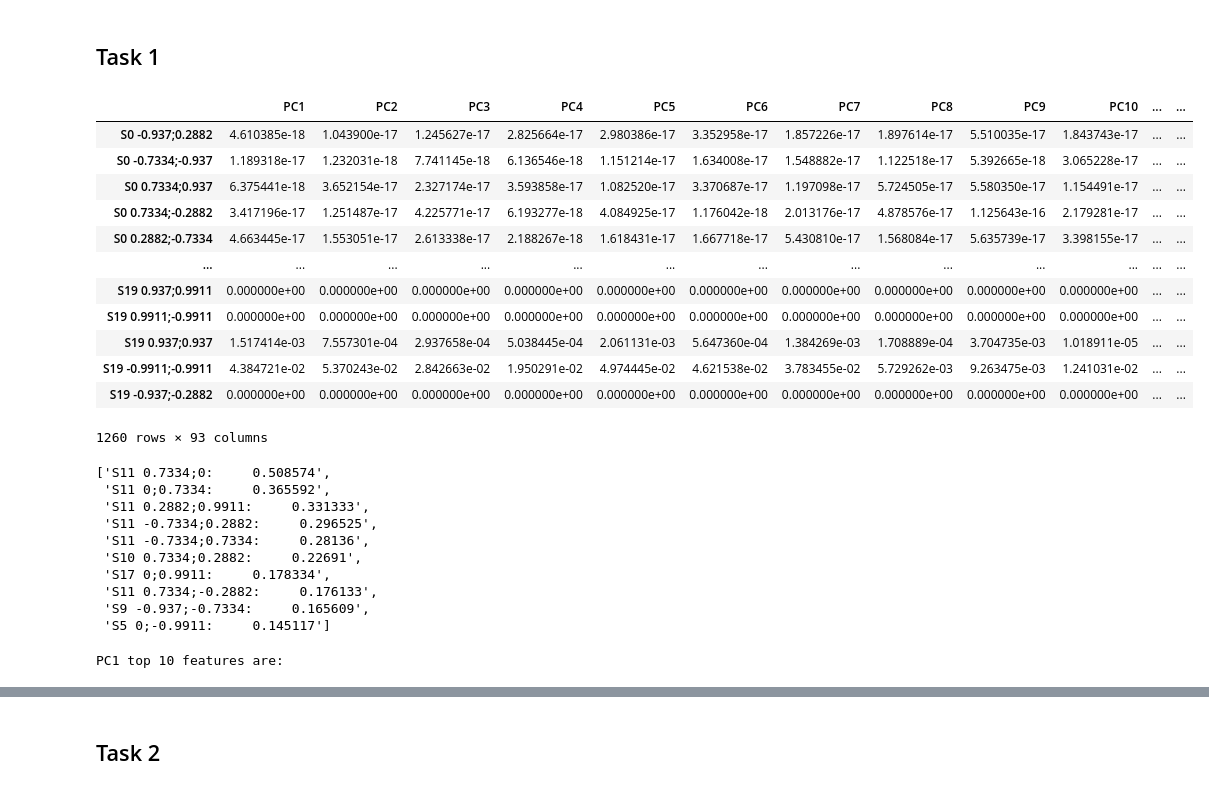
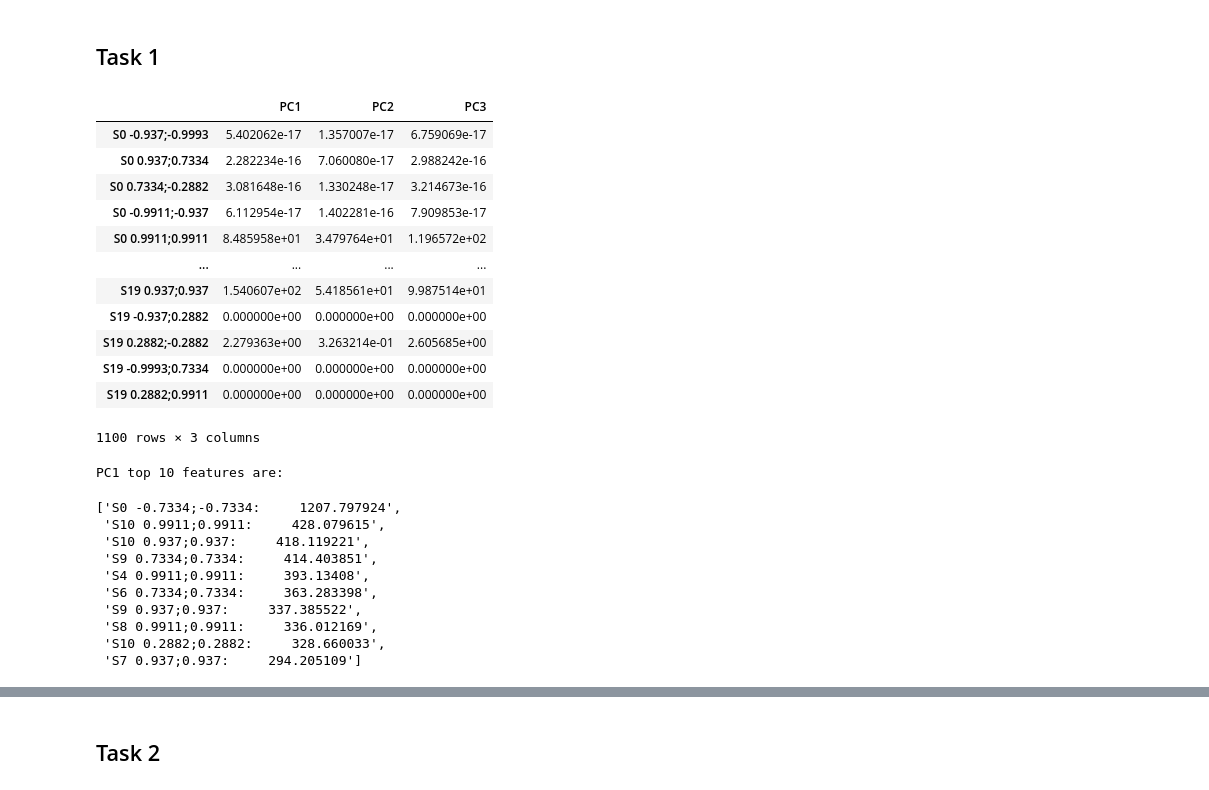
Before and after one commit to Tachimura/Body-Gesture-Analysis, a Jupyter notebook: Project/Parte 2/notebook_parte2.ipynb, the cells around one changed output, grey strips where cells are left out. Saved outputs shown, nothing was run; the diff lists cells and outputs as text; code cells hidden in the pictures.

```diff
--- a/Project/Parte 2/notebook_parte2.ipynb
+++ b/Project/Parte 2/notebook_parte2.ipynb
@@ -125,7 +101,7 @@ input_data_components = 'X-Y-Z-W'
 # %% [markdown]
 Inserire un valore per R (2R è il numero di simboli dell'alfabeto)
 # %%
-input_interval_resolution = '5'
+input_interval_resolution = '6'
 # %%
 data_components = input_data_components.strip().split("-")
 task0_stats["r"] = int(input_interval_resolution.strip())
@@ -155,10 +135,9 @@ Numero parole: 63
 dizionario_gesti_parole = {}
 
 for gesture_file_name in gesture_files:
-    gesture_words_dict = gesture_2_word(gesture_file_name, data_components, alfabeto, path_csv_directory)
+    gesture_words_dict = gesture_2_word(gesture_file_name, data_components, alfabeto, path_csv_directory, task0_stats)
     # Salvo solo le info necessarie relative alle parole (come richiesto nel testo)
     dizionario_parole_gesture = generate_dizionario_parole_from_gesturewordsdict(gesture_words_dict)
-
     dizionario_gesti_parole[gesture_file_name.split(".")[0]] = dizionario_parole_gesture
     # Salvo su file il dizionario completo
     write_word_as_json(gesture_words_dict, gesture_file_name, path_words_directory)
@@ -232,40 +211,46 @@ for index, gesture_file in zip(range(len(t1_gesture_files)), t1_gesture_files):
 # %%
 #t1_metrics_data
 # %%
-input_task1_option = 'PCA'
+input_task1_option = 'LDA'
 # %%
 metrics_pandas = metrics_numpy_2_pandas(t1_metrics_data['data'], alfabeto)
 if input_task1_option == "PCA":
     t1_alg_result, t1_alg_variance = metrics_numpy_2_PCA(metrics_pandas, show_intermediate_data=True)
 elif input_task1_option == "SVD":
     t1_alg_result, t1_alg_variance = metrics_numpy_2_SVD(metrics_pandas, show_intermediate_data=True)
 else:
     t1_alg_result, t1_alg_variance = metrics_numpy_2_LDA(metrics_pandas, t1_metrics_data['labels'], show_intermediate_data=True)
+
+# Preparo i dati x il task 5 di classificazione che sarà fatto dai dati con dimensionalità ridotta generati qua
+t5_data = {
+    'data': t1_alg_result['fitted_alg'],
+    'labels': t1_metrics_data['labels']
+}
 # %% [output]
-|  | PC1 | PC2 | PC3 | PC4 | PC5 | PC6 | PC7 | PC8 | PC9 | PC10 | ... | ... |
-| S0 -0.937;0.2882 | 4.610385e-18 | 1.043900e-17 | 1.245627e-17 | 2.825664e-17 | 2.980386e-17 | 3.352958e-17 | 1.857226e-17 | 1.897614e-17 | 5.510035e-17 | 1.843743e-17 | ... | ... |
-| S0 -0.7334;-0.937 | 1.189318e-17 | 1.232031e-18 | 7.741145e-18 | 6.136546e-18 | 1.151214e-17 | 1.634008e-17 | 1.548882e-17 | 1.122518e-17 | 5.392665e-18 | 3.065228e-17 | ... | ... |
-| S0 0.7334;0.937 | 6.375441e-18 | 3.652154e-17 | 2.327174e-17 | 3.593858e-17 | 1.082520e-17 | 3.370687e-17 | 1.197098e-17 | 5.724505e-17 | 5.580350e-17 | 1.154491e-17 | ... | ... |
-| S0 0.7334;-0.2882 | 3.417196e-17 | 1.251487e-17 | 4.225771e-17 | 6.193277e-18 | 4.084925e-17 | 1.176042e-18 | 2.013176e-17 | 4.878576e-17 | 1.125643e-16 | 2.179281e-17 | ... | ... |
-| S0 0.2882;-0.7334 | 4.663445e-17 | 1.553051e-17 | 2.613338e-17 | 2.188267e-18 | 1.618431e-17 | 1.667718e-17 | 5.430810e-17 | 1.568084e-17 | 5.635739e-17 | 3.398155e-17 | ... | ... |
-| ... | ... | ... | ... | ... | ... | ... | ... | ... | ... | ... | ... | ... |
-| S19 0.937;0.9911 | 0.000000e+00 | 0.000000e+00 | 0.000000e+00 | 0.000000e+00 | 0.000000e+00 | 0.000000e+00 | 0.000000e+00 | 0.000000e+00 | 0.000000e+00 | 0.000000e+00 | ... | ... |
-| S19 0.9911;-0.9911 | 0.000000e+00 | 0.000000e+00 | 0.000000e+00 | 0.000000e+00 | 0.000000e+00 | 0.000000e+00 | 0.000000e+00 | 0.000000e+00 | 0.000000e+00 | 0.000000e+00 | ... | ... |
-| S19 0.937;0.937 | 1.517414e-03 | 7.557301e-04 | 2.937658e-04 | 5.038445e-04 | 2.061131e-03 | 5.647360e-04 | 1.384269e-03 | 1.708889e-04 | 3.704735e-03 | 1.018911e-05 | ... | ... |
-| S19 -0.9911;-0.9911 | 4.384721e-02 | 5.370243e-02 | 2.842663e-02 | 1.950291e-02 | 4.974445e-02 | 4.621538e-02 | 3.783455e-02 | 5.729262e-03 | 9.263475e-03 | 1.241031e-02 | ... | ... |
-| S19 -0.937;-0.2882 | 0.000000e+00 | 0.000000e+00 | 0.000000e+00 | 0.000000e+00 | 0.000000e+00 | 0.000000e+00 | 0.000000e+00 | 0.000000e+00 | 0.000000e+00 | 0.000000e+00 | ... | ... |
+|  | PC1 | PC2 | PC3 |
+| S0 -0.937;-0.9993 | 5.402062e-17 | 1.357007e-17 | 6.759069e-17 |
+| S0 0.937;0.7334 | 2.282234e-16 | 7.060080e-17 | 2.988242e-16 |
+| S0 0.7334;-0.2882 | 3.081648e-16 | 1.330248e-17 | 3.214673e-16 |
+| S0 -0.9911;-0.937 | 6.112954e-17 | 1.402281e-16 | 7.909853e-17 |
+| S0 0.9911;0.9911 | 8.485958e+01 | 3.479764e+01 | 1.196572e+02 |
+| ... | ... | ... | ... |
+| S19 0.937;0.937 | 1.540607e+02 | 5.418561e+01 | 9.987514e+01 |
+| S19 -0.937;0.2882 | 0.000000e+00 | 0.000000e+00 | 0.000000e+00 |
+| S19 0.2882;-0.2882 | 2.279363e+00 | 3.263214e-01 | 2.605685e+00 |
+| S19 -0.9993;0.7334 | 0.000000e+00 | 0.000000e+00 | 0.000000e+00 |
+| S19 0.2882;0.9911 | 0.000000e+00 | 0.000000e+00 | 0.000000e+00 |
-1260 rows × 93 columns
+1100 rows × 3 columns
-['S11 0.7334;0:     0.508574',
- 'S11 0;0.7334:     0.365592',
- 'S11 0.2882;0.9911:     0.331333',
- 'S11 -0.7334;0.2882:     0.296525',
- 'S11 -0.7334;0.7334:     0.28136',
- 'S10 0.7334;0.2882:     0.22691',
- 'S17 0;0.9911:     0.178334',
- 'S11 0.7334;-0.2882:     0.176133',
- 'S9 -0.937;-0.7334:     0.165609',
- 'S5 0;-0.9911:     0.145117']
+PC1 top 10 features are:
-PC1 top 10 features are:
+['S0 -0.7334;-0.7334:     1207.797924',
+ 'S10 0.9911;0.9911:     428.079615',
+ 'S10 0.937;0.937:     418.119221',
+ 'S9 0.7334;0.7334:     414.403851',
+ 'S4 0.9911;0.9911:     393.13408',
+ 'S6 0.7334;0.7334:     363.283398',
+ 'S9 0.937;0.937:     337.385522',
+ 'S8 0.9911;0.9911:     336.012169',
+ 'S10 0.2882;0.2882:     328.660033',
+ 'S7 0.937;0.937:     294.205109']
 # %%
 fig = px.scatter(t1_alg_variance,
             labels={"index": "# Components", "value": "Explained Variance"},
```
Also changed, not shown: parts of 28 cells of this notebook, 6 other files.
